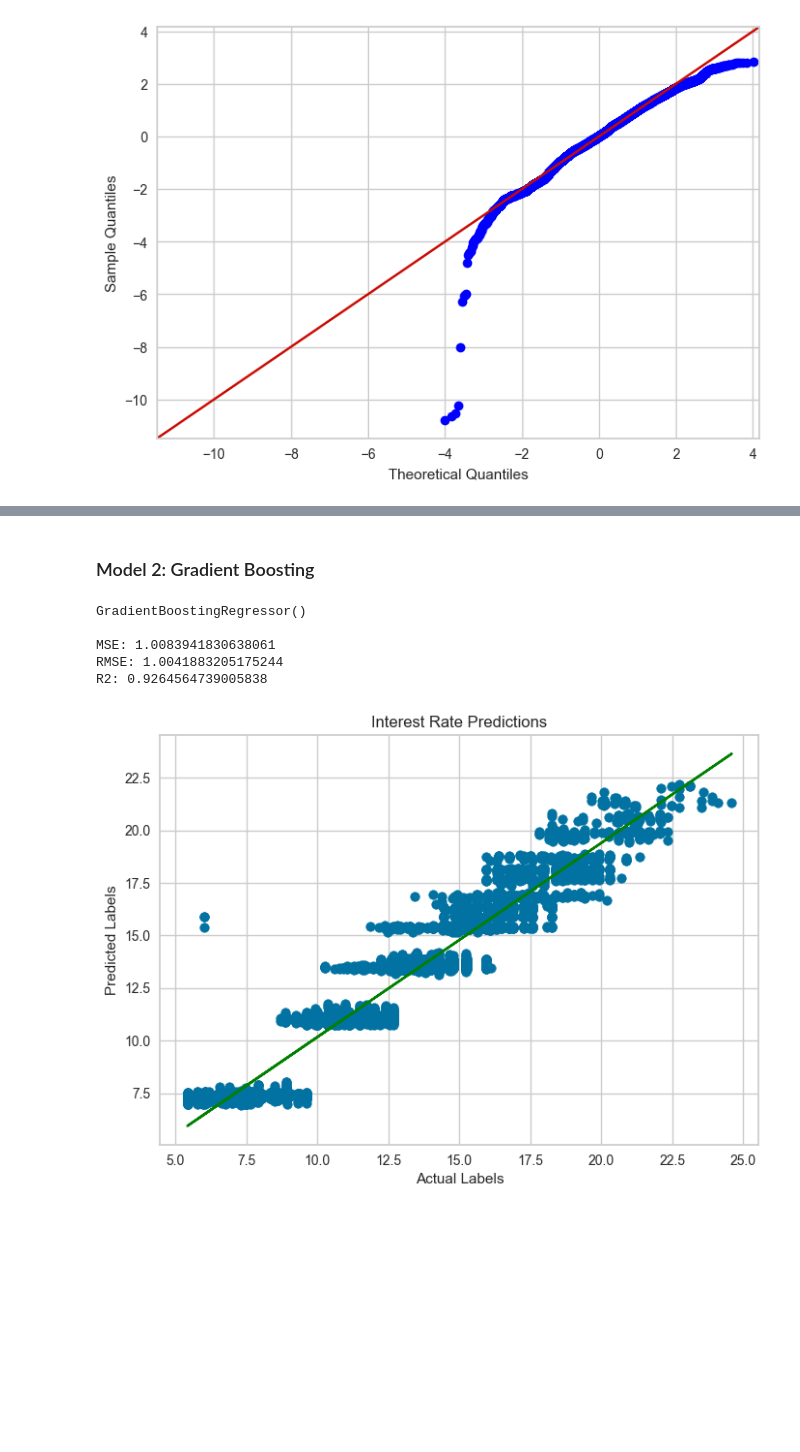
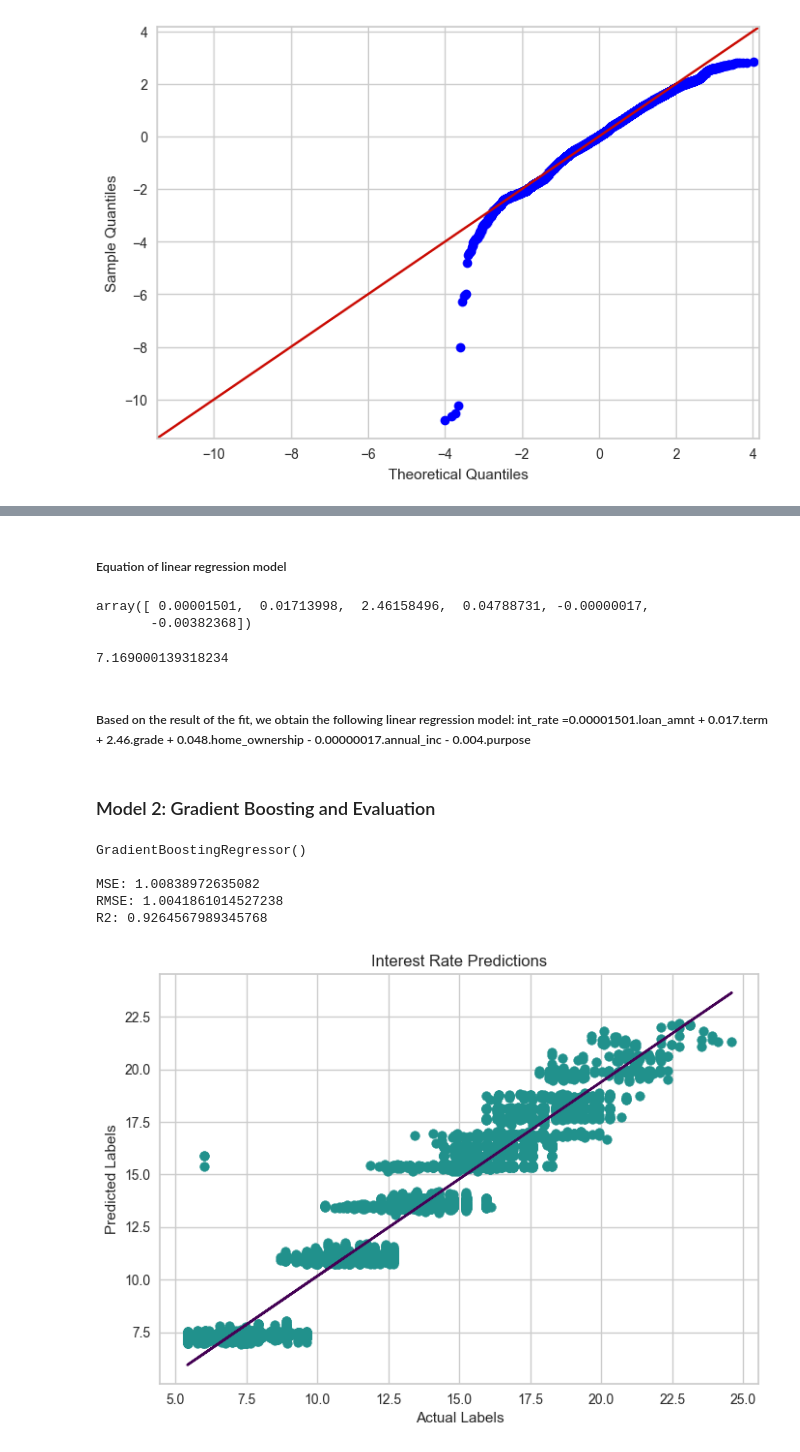
Before and after one commit to Duygubirol/SciKit-Stack-Lending-Club-Dataset, a Jupyter notebook: exercise_ 2_finalisation_ohe.ipynb, the cells around one changed output, grey strips where cells are left out. Drawn from its saved outputs; the diff is of its cells as text; code cells hidden in the pictures; blank space fills up the shorter version.

```diff
--- a/exercise_ 2_finalisation_ohe.ipynb
+++ b/exercise_ 2_finalisation_ohe.ipynb
@@ -360,35 +364,48 @@ R2: 0.9016761530927369
+# %% [markdown]
+##### Equation of linear regression model
+# %%
+model1.coef_
+# %% [output]
+array([ 0.00001501,  0.01713998,  2.46158496,  0.04788731, -0.00000017,
+       -0.00382368])
+# %%
+model1.intercept_
+# %% [output]
+7.169000139318234
+# %% [markdown]
+##### Based on the result of the fit, we obtain the following linear regression model:                           int_rate =0.00001501.loan_amnt + 0.017.term + 2.46.grade + 0.048.home_ownership - 0.00000017.annual_inc - 0.004.purpose
 # %% [markdown]
-### Model 2: Gradient Boosting
+### Model 2: Gradient Boosting and Evaluation
 # %%
 # First, tried Random Forest but Gradient Bossting evaluation results are better than Random Forest. The main differences between them,  Random Forest created trees in parallel while Grandient Boosting creates them sequentially with each tree learning and improving on the previous one. This gives Gradient Boosting an ability to learn from weak learners.
 # Base line model / Fiting Gradient Boosting model on the training set
 model2 = GradientBoostingRegressor().fit(x_train, y_train)
 print (model2, "\n")
 
 # Evaluate the model using the test data
 predictions = model2.predict(x_test)
 mse = mean_squared_error(y_test, predictions)
 print("MSE:", mse)
 rmse = np.sqrt(mse)
 print("RMSE:", rmse)
 r2 = r2_score(y_test, predictions)
 print("R2:", r2)
 
 # Plot predicted vs actual
-plt.scatter(y_test, predictions)
+plt.scatter(y_test, predictions,color="#21918c")
 plt.xlabel('Actual Labels')
 plt.ylabel('Predicted Labels')
 plt.title('Interest Rate Predictions')
 
 # overlay the regression line
 z = np.polyfit(y_test, predictions, 1)
 p = np.poly1d(z)
-plt.plot(y_test,p(y_test), color='green')
+plt.plot(y_test,p(y_test), color='#440154')
 plt.show()
 # %% [output]
 GradientBoostingRegressor()
 
-MSE: 1.0083941830638061
-RMSE: 1.0041883205175244
-R2: 0.9264564739005838
+MSE: 1.00838972635082
+RMSE: 1.0041861014527238
+R2: 0.9264567989345768
-[figure, old version]
+[figure, new version]
```
Also changed, not shown: parts of 24 cells of this notebook, 1 other file.
